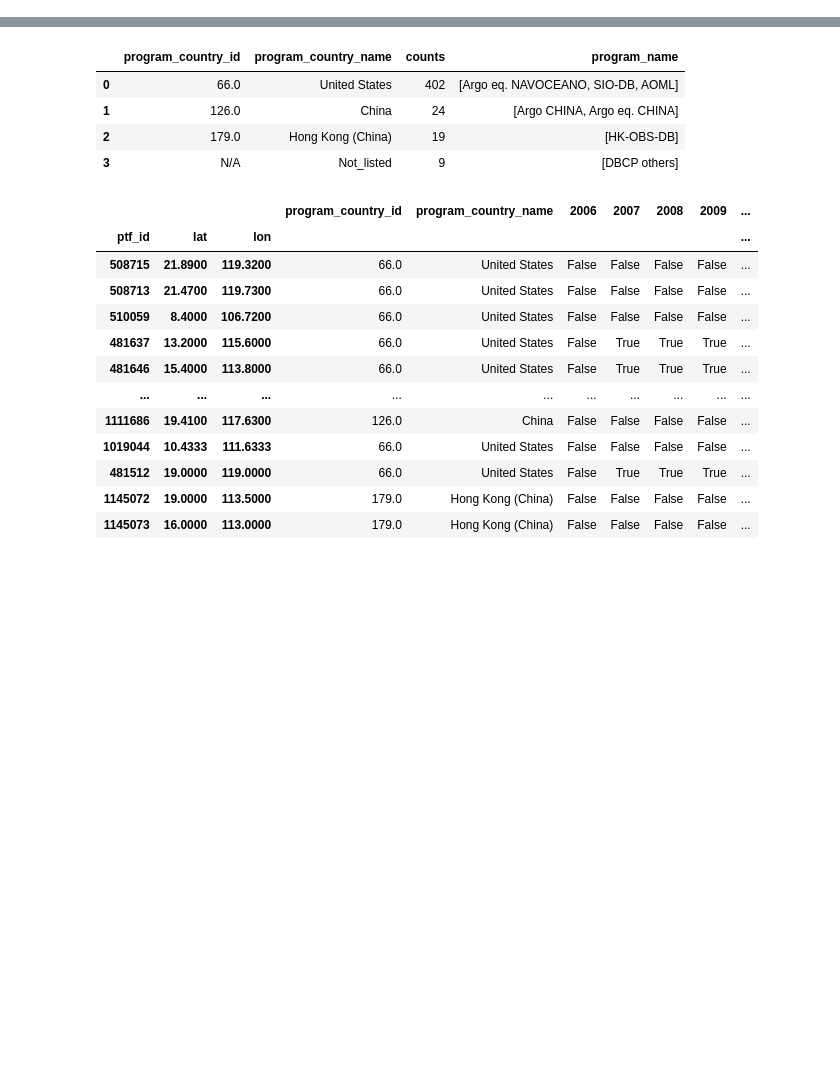
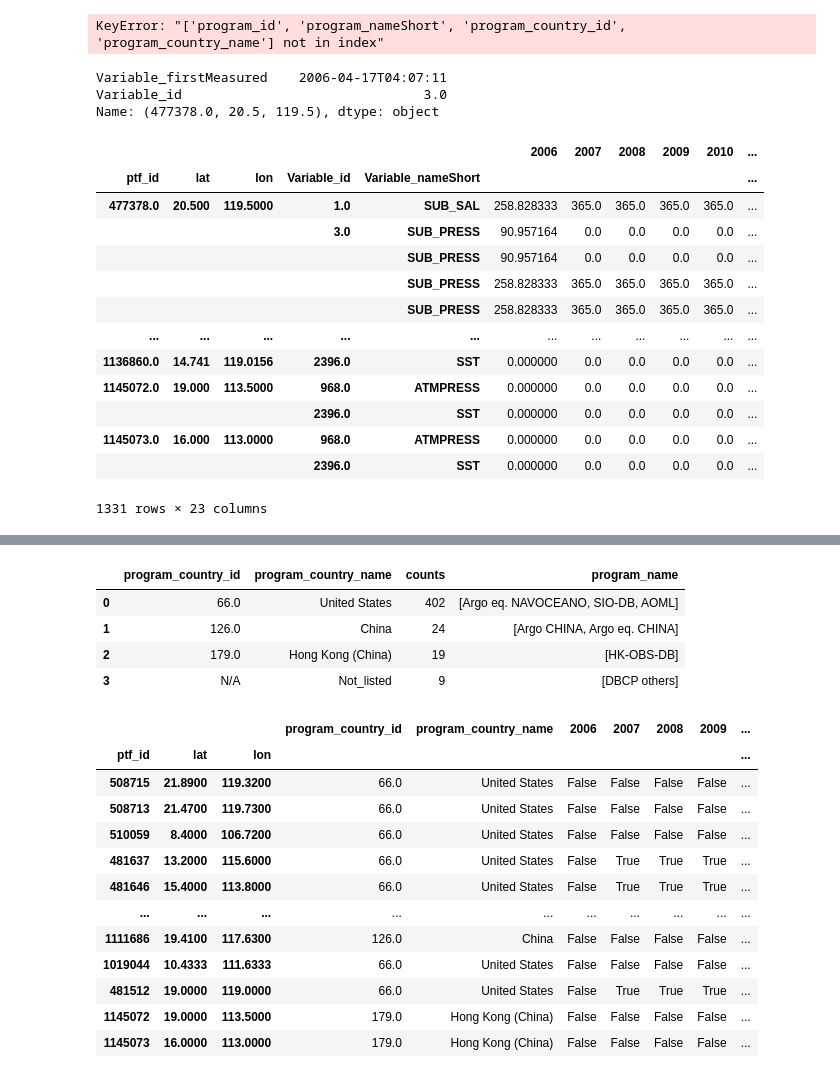
Before and after one commit to JesseBausell/meta_pipeline, a Jupyter notebook: Untitled.ipynb, the cells around one changed output, grey strips where cells are left out. Drawn from its saved outputs; the diff is of its cells as text; code cells hidden in the pictures; blank space fills up the shorter version.

```diff
--- a/Untitled.ipynb
+++ b/Untitled.ipynb
@@ -12,0 +4,34 @@ header_counts = {'drop': ["Variable_id","Variable_nameShort"],"index_reset":["pt
+# %%
+boolean_counts_file = 'data/03_primary/boolean_yearly_variable.csv'
+total_variable_file = 'data/03_primary/variable_all_data.csv'
+total_platform_file = 'data/03_primary/platform_all_data.csv'
+total_program_file = 'data/03_primary/program_all_data.csv'
+
+boolean_counts = pd.read_csv(boolean_counts_file,index_col=[0,1,2,3,4])
+total_variable = pd.read_csv(total_variable_file,index_col=[0,1,2])
+total_platform = pd.read_csv(total_platform_file,index_col=[0,1,2])
+total_program = pd.read_csv(total_program_file,index_col=[0,1,2])
+
+header={"merge_index":["ptf_id","lat","lon"],"boolean_reset":["Variable_id","Variable_nameShort"],"variable_list":
+       ["Variable_id","Variable_nameShort","Variable_firstMeasured","Variable_lastMeasured"],"platform_list":
+       ["ptfModel_ptfType_id","ptfModel_ptfType_nameShort"],"program_list":["program_id","program_nameShort","program_country_id","program_country_name"]}
+# %%
+total_variable.reset_index(inplace=True)
+total_variable = total_variable.groupby(header["merge_index"]+header["boolean_reset"])[["Variable_firstMeasured","Variable_lastMeasured"]].agg(
+    lambda x: list(set(x)))
+boolean_counts.reset_index(inplace=True)
+boolean_counts = boolean_counts.groupby(header["merge_index"]+header["boolean_reset"]).max()
+master_df = total_variable.merge(boolean_counts,how='inner',left_index=True,right_index=True)
+master_df.reset_index(header["boolean_reset"],inplace=True)
+master_df = master_df.merge(total_platform[header['platform_list']],how='inner',left_index=True,right_index=True)
+master_df = master_df.merge(total_program[header['program_list']],how='inner',left_index=True,right_index=True)
+header_columns = header['variable_list'] + header['platform_list'] + header['program_list']
+master_df_columns = master_df.keys()
+years = [c for c in master_df_columns if c.isdigit()]
+excel_dataset = {}
+for y in years:
+    yearly_days_array = master_df[y]
+    boolean_index = yearly_days_array != 0
+    excel_dataset[y] = master_df[header_columns +[y]].loc[boolean_index]
+    excel_dataset[y].rename(columns={y:'days'},inplace=True)
+#total_variable.set_index(header["merge_index"]+header["boolean_reset"],inplace=True)
@@ -12,0 +62,4 @@ header_counts = {'drop': ["Variable_id","Variable_nameShort"],"index_reset":["pt
+# %%
+total_platform[header['platform_list']]
+# %% [output]
+KeyError: "['program_id', 'program_nameShort', 'program_country_id', 'program_country_name'] not in index"
@@ -12,0 +68,6 @@ header_counts = {'drop': ["Variable_id","Variable_nameShort"],"index_reset":["pt
+# %%
+merged_df.iloc[2]
+# %% [output]
+Variable_firstMeasured    2006-04-17T04:07:11
+Variable_id                               3.0
+Name: (477378.0, 20.5, 119.5), dtype: object
@@ -12,0 +93,17 @@ header_counts = {'drop': ["Variable_id","Variable_nameShort"],"index_reset":["pt
+# %%
+master_df
+# %% [output]
+|  |  |  |  |  | 2006 | 2007 | 2008 | 2009 | 2010 | ... |
+| ptf_id | lat | lon | Variable_id | Variable_nameShort |  |  |  |  |  | ... |
+| 477378.0 | 20.500 | 119.5000 | 1.0 | SUB_SAL | 258.828333 | 365.0 | 365.0 | 365.0 | 365.0 | ... |
+|  |  |  | 3.0 | SUB_PRESS | 90.957164 | 0.0 | 0.0 | 0.0 | 0.0 | ... |
+|  |  |  |  | SUB_PRESS | 90.957164 | 0.0 | 0.0 | 0.0 | 0.0 | ... |
+|  |  |  |  | SUB_PRESS | 258.828333 | 365.0 | 365.0 | 365.0 | 365.0 | ... |
+|  |  |  |  | SUB_PRESS | 258.828333 | 365.0 | 365.0 | 365.0 | 365.0 | ... |
+| ... | ... | ... | ... | ... | ... | ... | ... | ... | ... | ... |
+| 1136860.0 | 14.741 | 119.0156 | 2396.0 | SST | 0.000000 | 0.0 | 0.0 | 0.0 | 0.0 | ... |
+| 1145072.0 | 19.000 | 113.5000 | 968.0 | ATMPRESS | 0.000000 | 0.0 | 0.0 | 0.0 | 0.0 | ... |
+|  |  |  | 2396.0 | SST | 0.000000 | 0.0 | 0.0 | 0.0 | 0.0 | ... |
+| 1145073.0 | 16.000 | 113.0000 | 968.0 | ATMPRESS | 0.000000 | 0.0 | 0.0 | 0.0 | 0.0 | ... |
+|  |  |  | 2396.0 | SST | 0.000000 | 0.0 | 0.0 | 0.0 | 0.0 | ... |
+1331 rows × 23 columns
```
Also changed, not shown: parts of 15 cells of this notebook, 6 other files.
